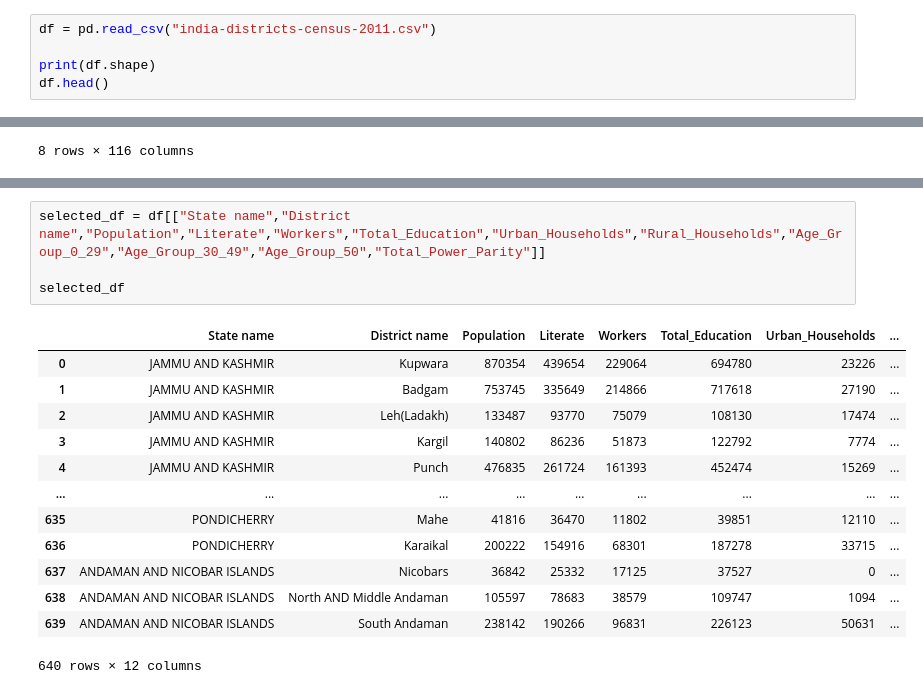
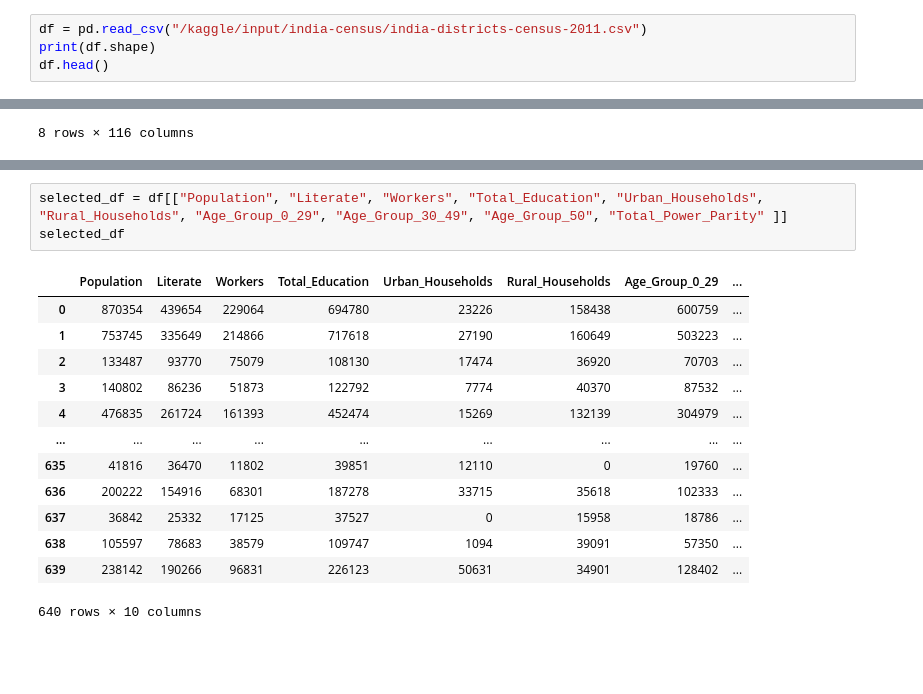
Before and after one commit to DevSwarnabha/HealthCareMarketSegmentation, a Jupyter notebook: main.ipynb, the cells around one changed output, grey strips where cells are left out. Saved outputs shown, nothing was run; the diff lists cells and outputs as text; blank space fills up the shorter version.

```diff
--- a/main.ipynb
+++ b/main.ipynb
@@ -6,6 +30,5 @@ import plotly.express as px
 # %%
-df = pd.read_csv("india-districts-census-2011.csv")
-
+df = pd.read_csv("/kaggle/input/india-census/india-districts-census-2011.csv")
 print(df.shape)
 df.head()
 # %% [output]
@@ -53,21 +78,20 @@ plt.show()
 # %%
-selected_df = df[["State name","District name","Population","Literate","Workers","Total_Education","Urban_Households","Rural_Households","Age_Group_0_29","Age_Group_30_49","Age_Group_50","Total_Power_Parity"]]
-
+selected_df = df[["Population", "Literate", "Workers", "Total_Education", "Urban_Households", "Rural_Households", "Age_Group_0_29", "Age_Group_30_49", "Age_Group_50", "Total_Power_Parity" ]]
 selected_df
 # %% [output]
-|  | State name | District name | Population | Literate | Workers | Total_Education | Urban_Households | ... |
-| 0 | JAMMU AND KASHMIR | Kupwara | 870354 | 439654 | 229064 | 694780 | 23226 | ... |
-| 1 | JAMMU AND KASHMIR | Badgam | 753745 | 335649 | 214866 | 717618 | 27190 | ... |
-| 2 | JAMMU AND KASHMIR | Leh(Ladakh) | 133487 | 93770 | 75079 | 108130 | 17474 | ... |
-| 3 | JAMMU AND KASHMIR | Kargil | 140802 | 86236 | 51873 | 122792 | 7774 | ... |
-| 4 | JAMMU AND KASHMIR | Punch | 476835 | 261724 | 161393 | 452474 | 15269 | ... |
+|  | Population | Literate | Workers | Total_Education | Urban_Households | Rural_Households | Age_Group_0_29 | ... |
+| 0 | 870354 | 439654 | 229064 | 694780 | 23226 | 158438 | 600759 | ... |
+| 1 | 753745 | 335649 | 214866 | 717618 | 27190 | 160649 | 503223 | ... |
+| 2 | 133487 | 93770 | 75079 | 108130 | 17474 | 36920 | 70703 | ... |
+| 3 | 140802 | 86236 | 51873 | 122792 | 7774 | 40370 | 87532 | ... |
+| 4 | 476835 | 261724 | 161393 | 452474 | 15269 | 132139 | 304979 | ... |
 | ... | ... | ... | ... | ... | ... | ... | ... | ... |
-| 635 | PONDICHERRY | Mahe | 41816 | 36470 | 11802 | 39851 | 12110 | ... |
-| 636 | PONDICHERRY | Karaikal | 200222 | 154916 | 68301 | 187278 | 33715 | ... |
-| 637 | ANDAMAN AND NICOBAR ISLANDS | Nicobars | 36842 | 25332 | 17125 | 37527 | 0 | ... |
-| 638 | ANDAMAN AND NICOBAR ISLANDS | North AND Middle Andaman | 105597 | 78683 | 38579 | 109747 | 1094 | ... |
-| 639 | ANDAMAN AND NICOBAR ISLANDS | South Andaman | 238142 | 190266 | 96831 | 226123 | 50631 | ... |
+| 635 | 41816 | 36470 | 11802 | 39851 | 12110 | 0 | 19760 | ... |
+| 636 | 200222 | 154916 | 68301 | 187278 | 33715 | 35618 | 102333 | ... |
+| 637 | 36842 | 25332 | 17125 | 37527 | 0 | 15958 | 18786 | ... |
+| 638 | 105597 | 78683 | 38579 | 109747 | 1094 | 39091 | 57350 | ... |
+| 639 | 238142 | 190266 | 96831 | 226123 | 50631 | 34901 | 128402 | ... |
-640 rows × 12 columns
+640 rows × 10 columns
 # %%
 plt.figure(figsize=(6,6))
 sns.heatmap(selected_df.corr(), cmap="Reds", annot=True)
```
Also changed, not shown: parts of 13 cells of this notebook.
